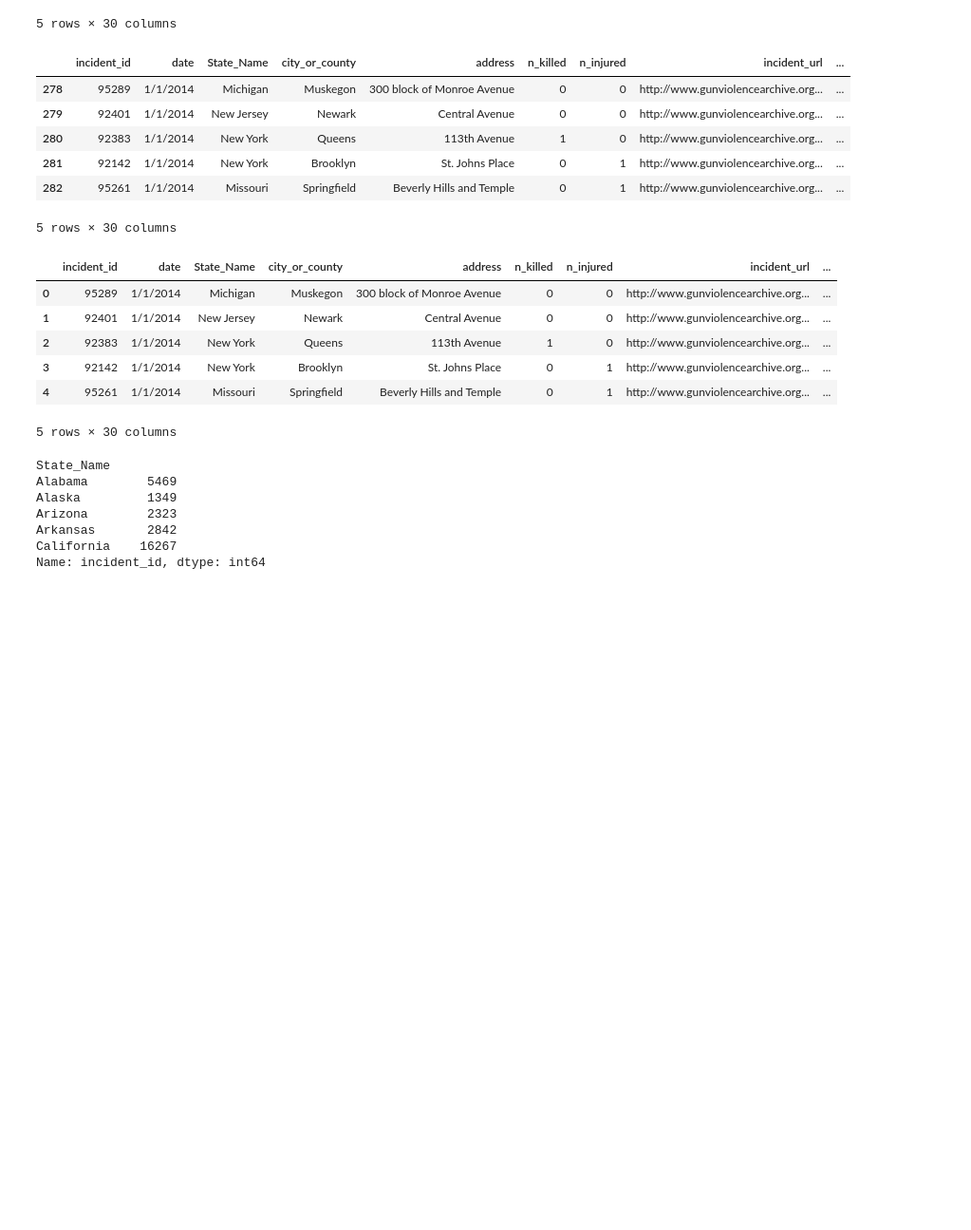
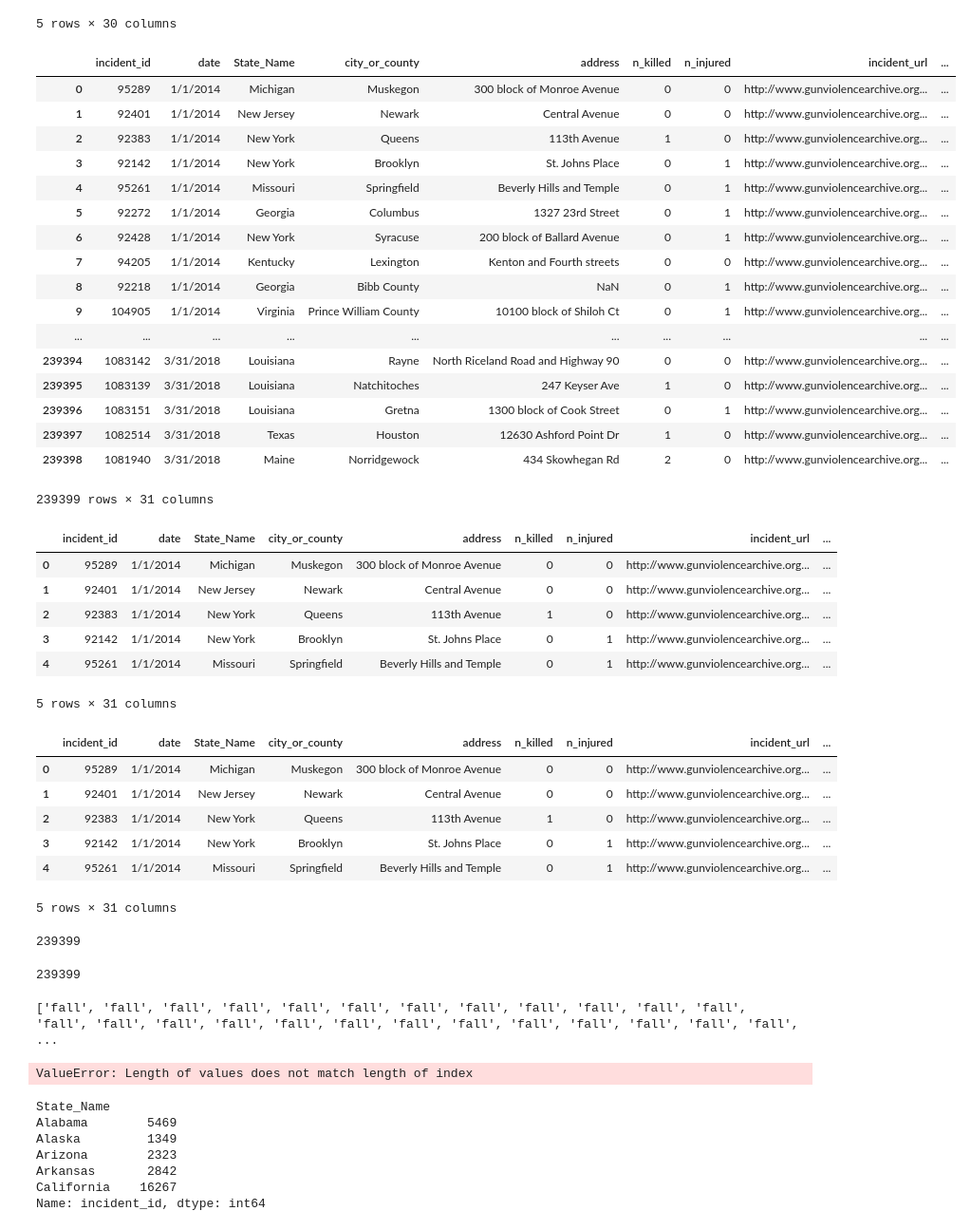
Before and after one commit to summergernon/gun_violence_analysis, a Jupyter notebook: Gun_Analysis_Pati.ipynb, the cells around one changed output. Shown at 95% size. Saved outputs shown, nothing was run; the diff lists cells and outputs as text; code cells hidden in the pictures; blank space fills up the shorter version.

```diff
--- a/Gun_Analysis_Pati.ipynb
+++ b/Gun_Analysis_Pati.ipynb
@@ -115,18 +115,40 @@ gun_violence_df.head()
 | 3 | 478925 | 1/5/2013 | Colorado | Aurora | 16000 block of East Ithaca Place | 4 | 0 | http://www.gunviolencearchive.org... | ... |
 | 4 | 478959 | 1/7/2013 | North Carolina | Greensboro | 307 Mourning Dove Terrace | 2 | 2 | http://www.gunviolencearchive.org... | ... |
 5 rows × 30 columns
+# %%
+gun_violence_df["month"] = pd.DatetimeIndex(gun_violence_df["date"]).month
+gun_violence_df
+# %% [output]
+|  | incident_id | date | State_Name | city_or_county | address | n_killed | n_injured | incident_url | ... |
+| 0 | 95289 | 1/1/2014 | Michigan | Muskegon | 300 block of Monroe Avenue | 0 | 0 | http://www.gunviolencearchive.org... | ... |
+| 1 | 92401 | 1/1/2014 | New Jersey | Newark | Central Avenue | 0 | 0 | http://www.gunviolencearchive.org... | ... |
+| 2 | 92383 | 1/1/2014 | New York | Queens | 113th Avenue | 1 | 0 | http://www.gunviolencearchive.org... | ... |
+| 3 | 92142 | 1/1/2014 | New York | Brooklyn | St. Johns Place | 0 | 1 | http://www.gunviolencearchive.org... | ... |
+| 4 | 95261 | 1/1/2014 | Missouri | Springfield | Beverly Hills and Temple | 0 | 1 | http://www.gunviolencearchive.org... | ... |
+| 5 | 92272 | 1/1/2014 | Georgia | Columbus | 1327 23rd Street | 0 | 1 | http://www.gunviolencearchive.org... | ... |
+| 6 | 92428 | 1/1/2014 | New York | Syracuse | 200 block of Ballard Avenue | 0 | 1 | http://www.gunviolencearchive.org... | ... |
+| 7 | 94205 | 1/1/2014 | Kentucky | Lexington | Kenton and Fourth streets | 0 | 0 | http://www.gunviolencearchive.org... | ... |
+| 8 | 92218 | 1/1/2014 | Georgia | Bibb County | NaN | 0 | 1 | http://www.gunviolencearchive.org... | ... |
+| 9 | 104905 | 1/1/2014 | Virginia | Prince William County | 10100 block of Shiloh Ct | 0 | 1 | http://www.gunviolencearchive.org... | ... |
+| ... | ... | ... | ... | ... | ... | ... | ... | ... | ... |
+| 239394 | 1083142 | 3/31/2018 | Louisiana | Rayne | North Riceland Road and Highway 90 | 0 | 0 | http://www.gunviolencearchive.org... | ... |
+| 239395 | 1083139 | 3/31/2018 | Louisiana | Natchitoches | 247 Keyser Ave | 1 | 0 | http://www.gunviolencearchive.org... | ... |
+| 239396 | 1083151 | 3/31/2018 | Louisiana | Gretna | 1300 block of Cook Street | 0 | 1 | http://www.gunviolencearchive.org... | ... |
+| 239397 | 1082514 | 3/31/2018 | Texas | Houston | 12630 Ashford Point Dr | 1 | 0 | http://www.gunviolencearchive.org... | ... |
+| 239398 | 1081940 | 3/31/2018 | Maine | Norridgewock | 434 Skowhegan Rd | 2 | 0 | http://www.gunviolencearchive.org... | ... |
+239399 rows × 31 columns
 # %%
 #Keep all data except the ones referent to the 2013 year, since this year has incomplete information. Then, reset index.
 gun_violence_df = gun_violence_df[gun_violence_df.year != 2013]
 gun_violence_df.head()
 # %% [output]
 |  | incident_id | date | State_Name | city_or_county | address | n_killed | n_injured | incident_url | ... |
-| 278 | 95289 | 1/1/2014 | Michigan | Muskegon | 300 block of Monroe Avenue | 0 | 0 | http://www.gunviolencearchive.org... | ... |
-| 279 | 92401 | 1/1/2014 | New Jersey | Newark | Central Avenue | 0 | 0 | http://www.gunviolencearchive.org... | ... |
-| 280 | 92383 | 1/1/2014 | New York | Queens | 113th Avenue | 1 | 0 | http://www.gunviolencearchive.org... | ... |
-| 281 | 92142 | 1/1/2014 | New York | Brooklyn | St. Johns Place | 0 | 1 | http://www.gunviolencearchive.org... | ... |
-| 282 | 95261 | 1/1/2014 | Missouri | Springfield | Beverly Hills and Temple | 0 | 1 | http://www.gunviolencearchive.org... | ... |
+| 0 | 95289 | 1/1/2014 | Michigan | Muskegon | 300 block of Monroe Avenue | 0 | 0 | http://www.gunviolencearchive.org... | ... |
+| 1 | 92401 | 1/1/2014 | New Jersey | Newark | Central Avenue | 0 | 0 | http://www.gunviolencearchive.org... | ... |
+| 2 | 92383 | 1/1/2014 | New York | Queens | 113th Avenue | 1 | 0 | http://www.gunviolencearchive.org... | ... |
+| 3 | 92142 | 1/1/2014 | New York | Brooklyn | St. Johns Place | 0 | 1 | http://www.gunviolencearchive.org... | ... |
+| 4 | 95261 | 1/1/2014 | Missouri | Springfield | Beverly Hills and Temple | 0 | 1 | http://www.gunviolencearchive.org... | ... |
-5 rows × 30 columns
+5 rows × 31 columns
 # %%
 gun_violence_df = gun_violence_df.reset_index(drop=True)
 gun_violence_df.head()
@@ -137,7 +159,44 @@ gun_violence_df.head()
 | 2 | 92383 | 1/1/2014 | New York | Queens | 113th Avenue | 1 | 0 | http://www.gunviolencearchive.org... | ... |
 | 3 | 92142 | 1/1/2014 | New York | Brooklyn | St. Johns Place | 0 | 1 | http://www.gunviolencearchive.org... | ... |
 | 4 | 95261 | 1/1/2014 | Missouri | Springfield | Beverly Hills and Temple | 0 | 1 | http://www.gunviolencearchive.org... | ... |
-5 rows × 30 columns
+5 rows × 31 columns
+# %%
+len(gun_violence_df)
+# %% [output]
+239399
+# %%
+len(gun_violence_df['month'])
+# %% [output]
+239399
+# %%
+#Create a loop to change months into seasons
+#summer: 6, 7, 8
+#fall: 9, 10, 11
+#winter: 12, 1, 2
+#spring: 3, 4, 5
+
+seasons=[]
+
+for x in gun_violence_df["month"]:
+    if x == "12" or x ==  "1" or x == "2":
+        seasons.append("winter")
+    elif x == "3" or x == "4" or x == "5":
+        seasons.append("spring")
+    elif x == "6" or x == "7" or x == "8":
+        seasons.append("summer")
+    else:
+        seasons.append("fall")
+
+
+print(seasons)
+# %% [output]
+['fall', 'fall', 'fall', 'fall', 'fall', 'fall', 'fall', 'fall', 'fall', 'fall', 'fall', 'fall', 'fall', 'fall', 'fall', 'fall', 'fall', 'fall', 'fall', 'fall', 'fall', 'fall', 'fall', 'fall', 'fall', ...
+# %%
+# Create a column from the list and add to gun_law_df
+gun_violence_df["Season"] = seasons
+gun_violence_df.head()
+# %% [output]
+ValueError: Length of values does not match length of index
 # %%
 grouped_states = gun_violence_df.groupby(["State_Name"])
 number_of_incidents = grouped_states.count()
```
Also changed, not shown: parts of 6 cells of this notebook.
